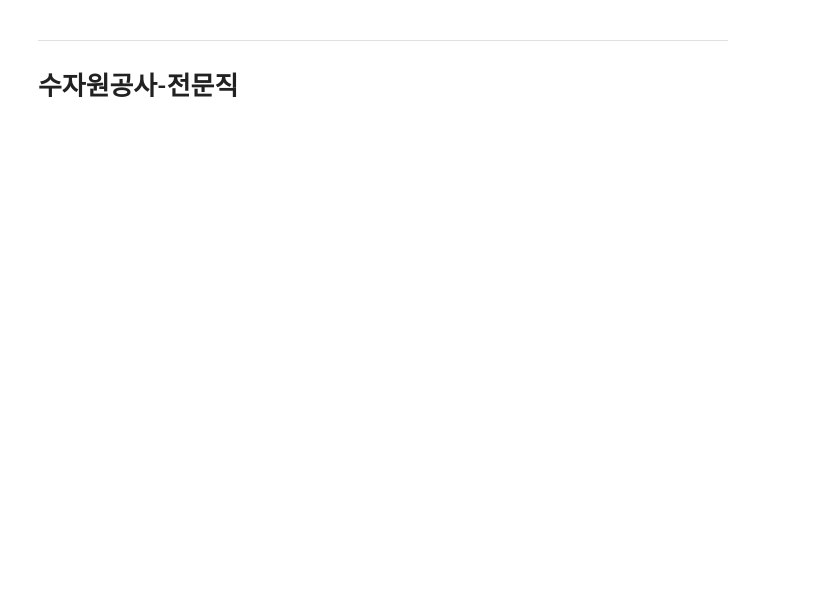
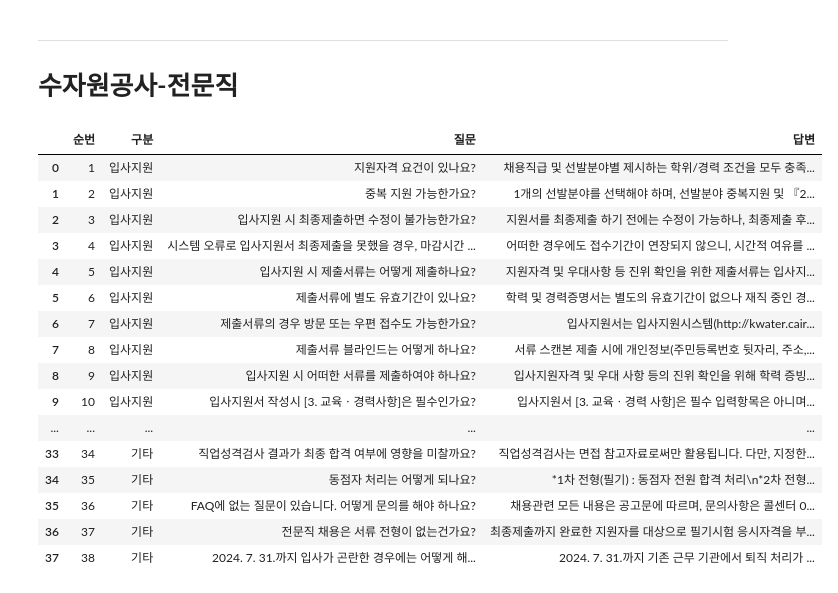
Before and after one commit to hunoNamtaehyeon/FAQ_st, a Jupyter notebook: chk_data.ipynb, the cells around one changed output. Cells and saved outputs as stored; diff of their text form; code cells hidden in the pictures; blank space fills up the shorter version.

```diff
--- a/chk_data.ipynb
+++ b/chk_data.ipynb
@@ -140,3 +140,28 @@ first_assistant
 # %% [markdown]
 ---
 # 수자원공사-전문직
+# %%
+file_path = './FAQ_st/datas/sujawon_jeonmunjik'
+df = pd.read_excel(file_path + '/수공_24상_전문직_FAQ 휴노 최종_240520.xlsx', engine='openpyxl')
+# df.dropna(axis=0, inplace=True)
+# df = df[1:].reset_index(drop=True)
+df.columns = ['순번', '구분', '질문', '답변']
+df
+# %% [output]
+|  | 순번 | 구분 | 질문 | 답변 |
+| 0 | 1 | 입사지원 | 지원자격 요건이 있나요? | 채용직급 및 선발분야별 제시하는 학위/경력 조건을 모두 충족... |
+| 1 | 2 | 입사지원 | 중복 지원 가능한가요? | 1개의 선발분야를 선택해야 하며, 선발분야 중복지원 및 『2... |
+| 2 | 3 | 입사지원 | 입사지원 시 최종제출하면 수정이 불가능한가요? | 지원서를 최종제출 하기 전에는 수정이 가능하나, 최종제출 후... |
+| 3 | 4 | 입사지원 | 시스템 오류로 입사지원서 최종제출을 못했을 경우, 마감시간 ... | 어떠한 경우에도 접수기간이 연장되지 않으니, 시간적 여유를 ... |
+| 4 | 5 | 입사지원 | 입사지원 시 제출서류는 어떻게 제출하나요? | 지원자격 및 우대사항 등 진위 확인을 위한 제출서류는 입사지... |
+| 5 | 6 | 입사지원 | 제출서류에 별도 유효기간이 있나요? | 학력 및 경력증명서는 별도의 유효기간이 없으나 재직 중인 경... |
+| 6 | 7 | 입사지원 | 제출서류의 경우 방문 또는 우편 접수도 가능한가요? | 입사지원서는 입사지원시스템(http://kwater.cair... |
+| 7 | 8 | 입사지원 | 제출서류 블라인드는 어떻게 하나요? | 서류 스캔본 제출 시에 개인정보(주민등록번호 뒷자리, 주소,... |
+| 8 | 9 | 입사지원 | 입사지원 시 어떠한 서류를 제출하여야 하나요? | 입사지원자격 및 우대 사항 등의 진위 확인을 위해 학력 증빙... |
+| 9 | 10 | 입사지원 | 입사지원서 작성시 [3. 교육ㆍ경력사항]은 필수인가요? | 입사지원서 [3. 교육ㆍ경력 사항]은 필수 입력항목은 아니며... |
+| ... | ... | ... | ... | ... |
+| 33 | 34 | 기타 | 직업성격검사 결과가 최종 합격 여부에 영향을 미찰까요? | 직업성격검사는 면접 참고자료로써만 활용됩니다. 다만, 지정한... |
+| 34 | 35 | 기타 | 동점자 처리는 어떻게 되나요? | *1차 전형(필기) : 동점자 전원 합격 처리\n*2차 전형... |
+| 35 | 36 | 기타 | FAQ에 없는 질문이 있습니다. 어떻게 문의를 해야 하나요? | 채용관련 모든 내용은 공고문에 따르며, 문의사항은 콜센터 0... |
+| 36 | 37 | 기타 | 전문직 채용은 서류 전형이 없는건가요? | 최종제출까지 완료한 지원자를 대상으로 필기시험 응시자격을 부... |
+| 37 | 38 | 기타 | 2024. 7. 31.까지 입사가 곤란한 경우에는 어떻게 해... | 2024. 7. 31.까지 기존 근무 기관에서 퇴직 처리가 ... |
```
Also changed, not shown: parts of 11 cells of this notebook, 7 other files.
